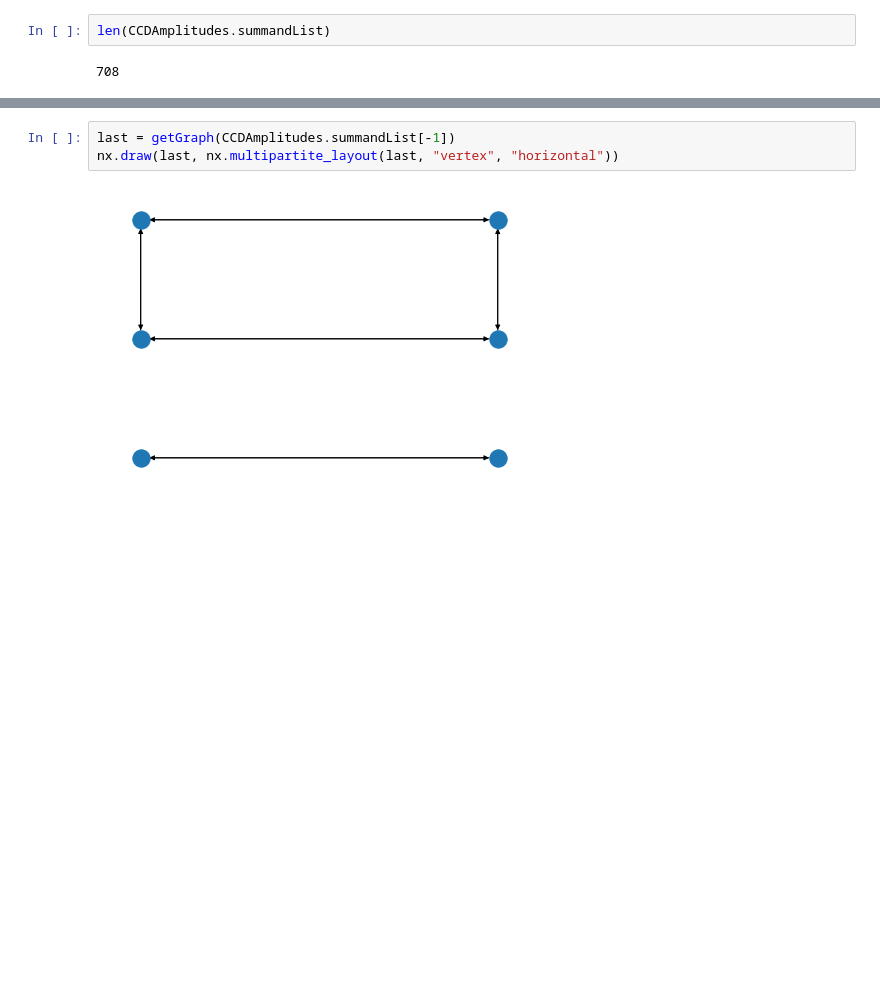
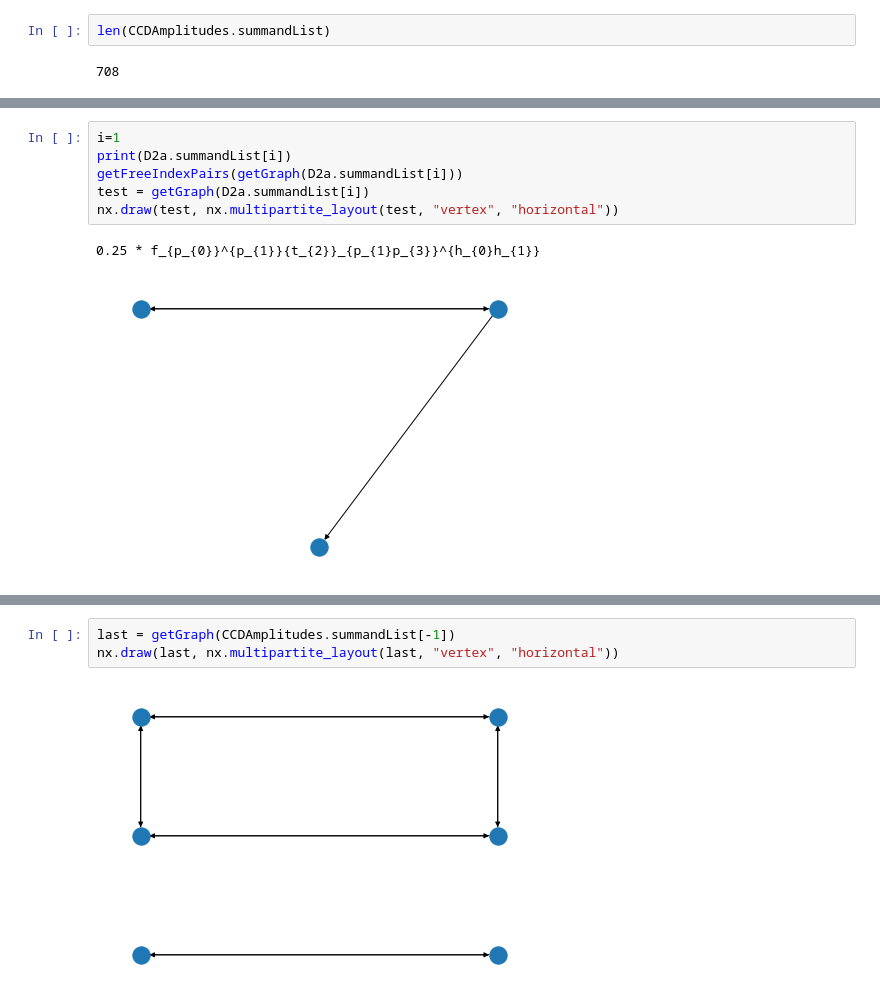
Before and after one commit to AGunasekera/DPhil, a Jupyter notebook: COSCC/isomorphicTerms.ipynb, the cells around one changed output, grey strips where cells are left out. Saved outputs shown, nothing was run; the diff lists cells and outputs as text; blank space fills up the shorter version.

```diff
--- a/COSCC/isomorphicTerms.ipynb
+++ b/COSCC/isomorphicTerms.ipynb
@@ -222,0 +340,9 @@ print(collectEquation(CCDAmplitudes))
+# %%
+i=1
+print(D2a.summandList[i])
+getFreeIndexPairs(getGraph(D2a.summandList[i]))
+test = getGraph(D2a.summandList[i])
+nx.draw(test, nx.multipartite_layout(test, "vertex", "horizontal"))
+# %% [output]
+0.25 * f_{p_{0}}^{p_{1}}{t_{2}}_{p_{1}p_{3}}^{h_{0}h_{1}}
+[figure, added]
```
Also changed, not shown: parts of 206 cells of this notebook, 8 other files.
